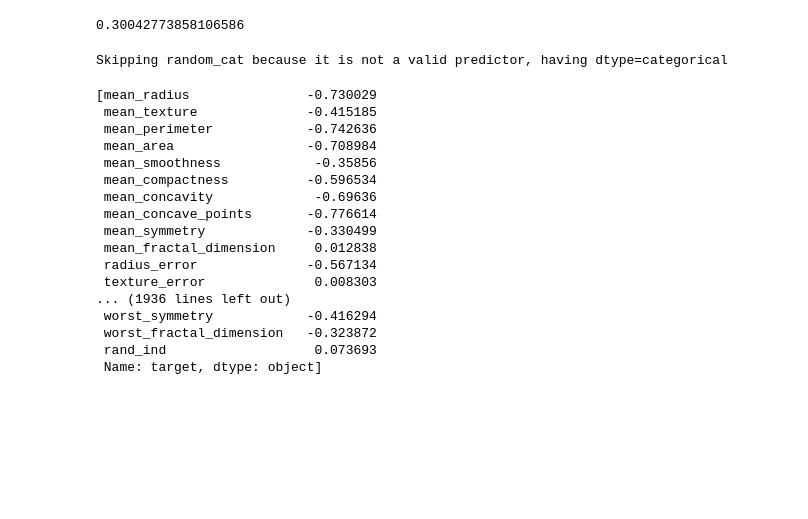
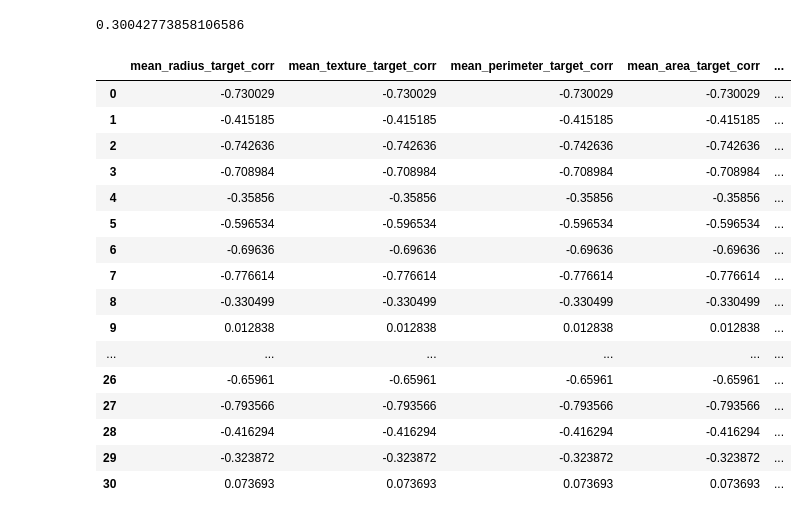
Before and after one commit to predictables/predictables, a Jupyter notebook: testing.ipynb, the cells around one changed output. Saved outputs shown, nothing was run; the diff lists cells and outputs as text; code cells hidden in the pictures; blank space fills up the shorter version.

```diff
--- a/testing.ipynb
+++ b/testing.ipynb
@@ -328,23 +328,23 @@ calc_continuous_categorical_corr(df.mean_radius, df.random_cat, method="ancova")
 # %% [output]
 0.30042773858106586
 # %%
-predictor_target_corr(df.drop(columns=["target"]), df.target)
+output = predictor_target_corr(df.drop(columns=["target"]), df.target)
+output
 # %% [output]
-Skipping random_cat because it is not a valid predictor, having dtype=categorical
-[mean_radius               -0.730029
- mean_texture              -0.415185
- mean_perimeter            -0.742636
- mean_area                 -0.708984
- mean_smoothness            -0.35856
- mean_compactness          -0.596534
- mean_concavity             -0.69636
- mean_concave_points       -0.776614
- mean_symmetry             -0.330499
- mean_fractal_dimension     0.012838
- radius_error              -0.567134
- texture_error              0.008303
-... (1936 lines left out)
- worst_symmetry            -0.416294
- worst_fractal_dimension   -0.323872
- rand_ind                   0.073693
- Name: target, dtype: object]
+|  | mean_radius_target_corr | mean_texture_target_corr | mean_perimeter_target_corr | mean_area_target_corr | ... |
+| 0 | -0.730029 | -0.730029 | -0.730029 | -0.730029 | ... |
+| 1 | -0.415185 | -0.415185 | -0.415185 | -0.415185 | ... |
+| 2 | -0.742636 | -0.742636 | -0.742636 | -0.742636 | ... |
+| 3 | -0.708984 | -0.708984 | -0.708984 | -0.708984 | ... |
+| 4 | -0.35856 | -0.35856 | -0.35856 | -0.35856 | ... |
+| 5 | -0.596534 | -0.596534 | -0.596534 | -0.596534 | ... |
+| 6 | -0.69636 | -0.69636 | -0.69636 | -0.69636 | ... |
+| 7 | -0.776614 | -0.776614 | -0.776614 | -0.776614 | ... |
+| 8 | -0.330499 | -0.330499 | -0.330499 | -0.330499 | ... |
+| 9 | 0.012838 | 0.012838 | 0.012838 | 0.012838 | ... |
+| ... | ... | ... | ... | ... | ... |
+| 26 | -0.65961 | -0.65961 | -0.65961 | -0.65961 | ... |
+| 27 | -0.793566 | -0.793566 | -0.793566 | -0.793566 | ... |
+| 28 | -0.416294 | -0.416294 | -0.416294 | -0.416294 | ... |
+| 29 | -0.323872 | -0.323872 | -0.323872 | -0.323872 | ... |
+| 30 | 0.073693 | 0.073693 | 0.073693 | 0.073693 | ... |
```
Also changed, not shown: 6 other files.
